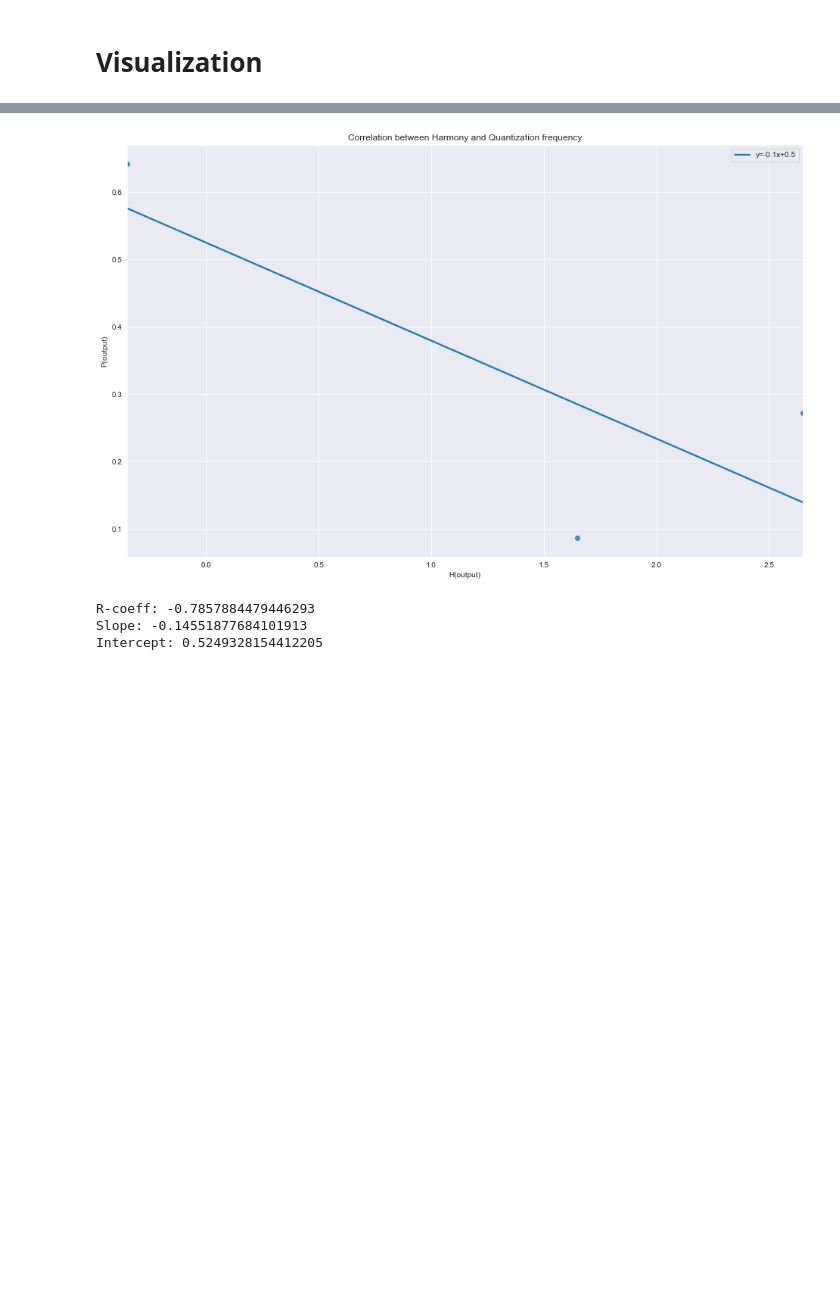
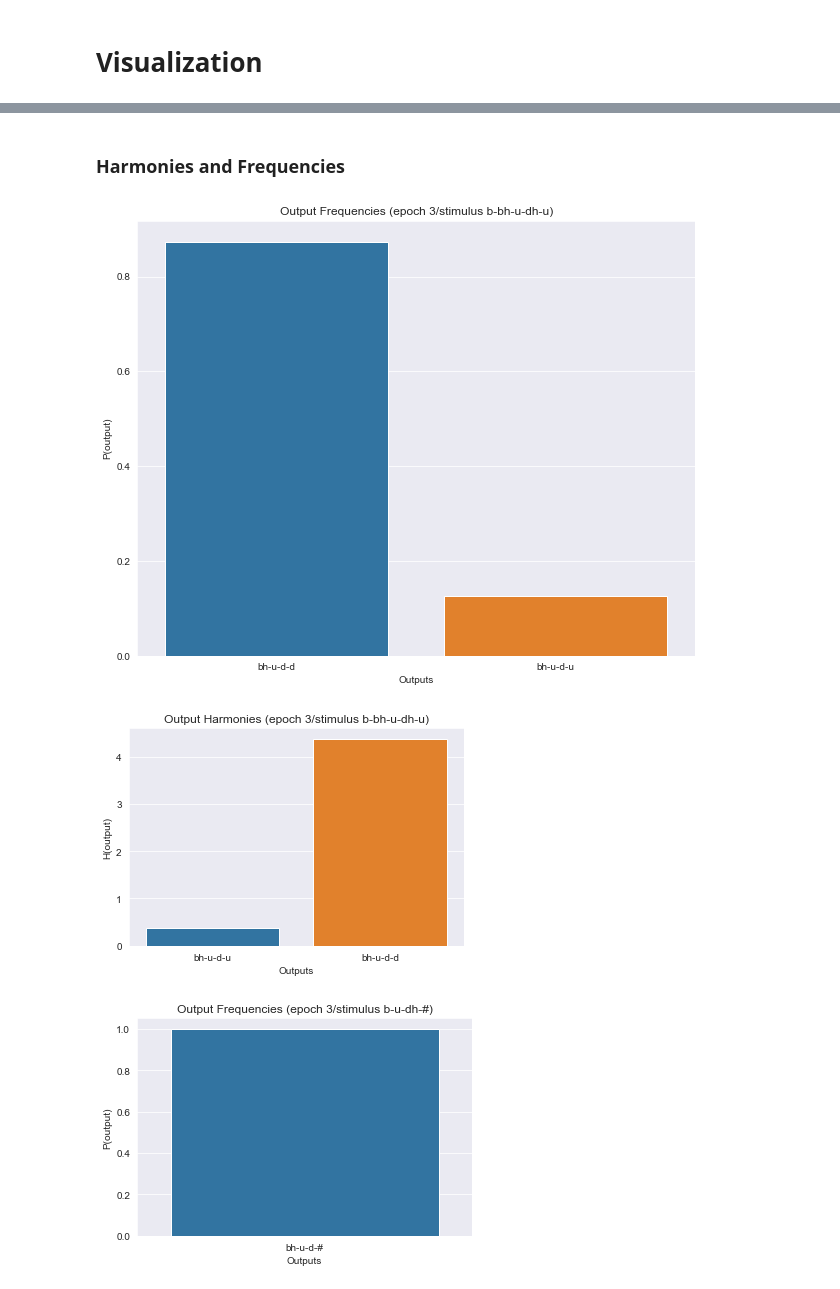
Before and after one commit to amasotti/grascom, a Jupyter notebook: example.ipynb, the cells around one changed output, grey strips where cells are left out. Cells and saved outputs as stored; diff of their text form; code cells hidden in the pictures; blank space fills up the shorter version.

Commit message:
Bowl gradient and clamping minor fixes

```diff
--- a/example.ipynb
+++ b/example.ipynb
@@ -17,7 +17,8 @@ torch.manual_seed(123)
 # %%
 # Fillers and Roles
 fillers = ["bh", "b", "u", "d", "dh"]
-roles = ["s1", "s2", "s3"]
+# The simplest possible roles: s1 = first position in the word, s2 = second position ....
+roles = ["s1", "s2", "s3","s4"]
 
 """similarities = torch.tensor([[1, 0.75, 0, 0, 0],
                              [0.75, 1, 0, 0, 0],
@@ -26,7 +27,7 @@ roles = ["s1", "s2", "s3"]
                              [0, 0, 0, 0.75, 1]])"""
 
 # Build Grammar
-G = Grammar(fillers, roles, emtpyFiller="_")
+G = Grammar(fillers, roles, emtpyFiller="#")
 #G = Grammar(fillers, roles, emtpyFiller="_", fillerSimilarities=similarities)
 # %% [output]
 Buil Filler Matrix
@@ -50,3 +45,7 @@ G.update_Hc(cons)
+# %%
+# Single Harmony constraints
+cons = [("u/s2", 3)] # Prefer u in the second position (nucleus)
+G.update_Hc(cons)
 # %% [markdown]
 __Pairwise Harmony__
 
@@ -57,5 +56,5 @@ Ex.:
 # %%
 # Pairwise Harmony
 # Matrix dim: (nF, nR, nF, nR)
-'''cons = [("bh/s1", "dh/s3", -12), ("dh/s1", "bh/s3", -12)]
-G.update_Hcc(cons)'''
+cons = [("b/s1", "dh/s3", 3), ("dh/s3", "dh/s4", -7),("b/s1","u/s2",5),("b/s1", "d/s3", -2), ("dh/s3", "d/s4", -7), ("d/s3", "d/s4", 5), ("bh/s1", "d/s3", 7), ("bh/s1", "d/s3",7)]
+G.update_Hcc(cons)
@@ -111,15 +111,20 @@ The preceding matrix is the matrix for "u" in second position, the binding "u/s2
 #           GSC NET
 # ---------------------------------------
 
-custom_settings = {"epochs": 4,
-                   "tgtStd": 0.0125,
-                   "emaFactor": 0.1,
+custom_settings = {"epochs": 5,
+                   "tgtStd": 0.00125,
+                   "emaFactor": 0.01,
                    "emaSpeedTol": 0.002,
                    "dt": 1e-5,
-                   "TInit" : 1e-8,
-                   "TDecayRate": 0.0, # do not change temperature
-                   "maxSteps": 50000,
-                   "printInterval": 25000}
+                   "TDecayRate": 0.05,
+                   "TInit" : 1e-5,
+                   "lambdaDecayRate": 0.5,
+                   "lambdaMin": 0.01,
+                   "maxSteps": 10000,
+                   "printInterval": 5000,
+                   'bowl_center': 0.4,
+                   'beta_min_offset': 2,
+                   'q_init': 16}
 # Initialize
 N = Net(G, custom_settings=custom_settings, extData_path="data/inp_pandas.csv")
 # %% [output]
@@ -426,8 +436,9 @@ df = p.plot_epoch(2, 3)
+# %% [markdown]
+### Harmonies and Frequencies
 # %%
-plt.figure(figsize=(16,10))
-df = p.plot_harmonyProb(2, 2, lm=False)
+plt.figure(figsize=(10,8))
+df = p.plot_final_states(save=True)
 # %% [output]
-[figure, old version]
+[figure, new version]
-R-coeff: -0.7857884479446293
-Slope: -0.14551877684101913
-Intercept: 0.5249328154412205
+[figure, added]
+[figure, added]
```
Also changed, not shown: parts of 32 cells of this notebook, 11 other files.
